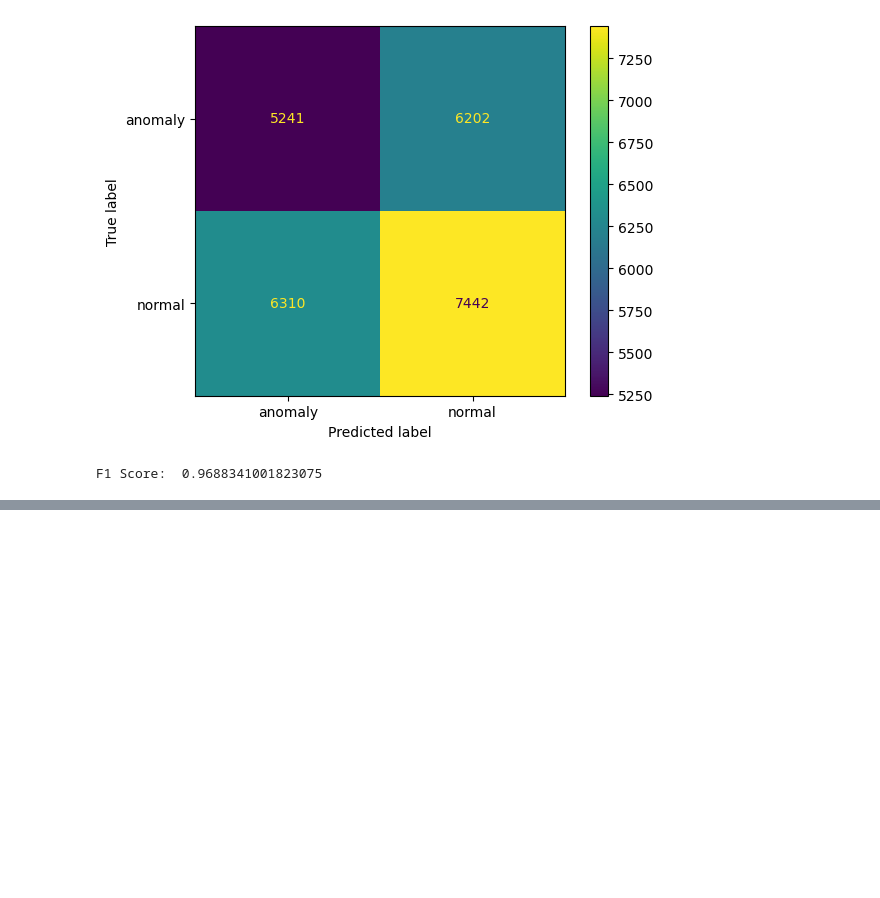
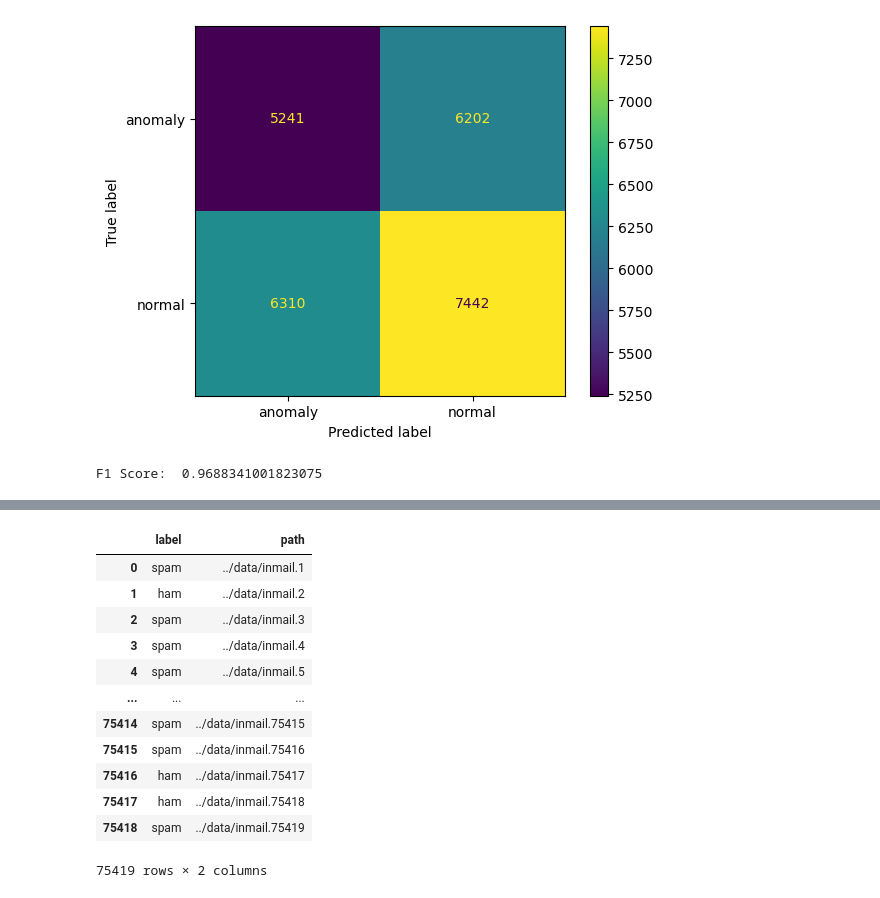
Before and after one commit to TerrazasJr316/email-detector, a Jupyter notebook: model_evaluation.ipynb, the cells around one changed output, grey strips where cells are left out. Saved outputs shown, nothing was run; the diff lists cells and outputs as text; code cells hidden in the pictures; blank space fills up the shorter version.

```diff
--- a/model_evaluation.ipynb
+++ b/model_evaluation.ipynb
@@ -306,0 +324,27 @@ F1 Score:  0.9688341001823075
+# %%
+import pandas as pd
+
+def load_trec07p_index(index_file):
+    data = []
+    with open(index_file, 'r') as f:
+        for line in f:
+            label, path = line.strip().split(' ')
+            data.append((label, path))
+    return pd.DataFrame(data, columns=['label', 'path'])
+# %%
+df = load_trec07p_index('ALERT/datasets/datasets/trec07p/full/index')
+df
+# %% [output]
+|  | label | path |
+| 0 | spam | ../data/inmail.1 |
+| 1 | ham | ../data/inmail.2 |
+| 2 | spam | ../data/inmail.3 |
+| 3 | spam | ../data/inmail.4 |
+| 4 | spam | ../data/inmail.5 |
+| ... | ... | ... |
+| 75414 | spam | ../data/inmail.75415 |
+| 75415 | spam | ../data/inmail.75416 |
+| 75416 | ham | ../data/inmail.75417 |
+| 75417 | ham | ../data/inmail.75418 |
+| 75418 | spam | ../data/inmail.75419 |
+75419 rows × 2 columns
```
Also changed, not shown: parts of 13 cells of this notebook.
